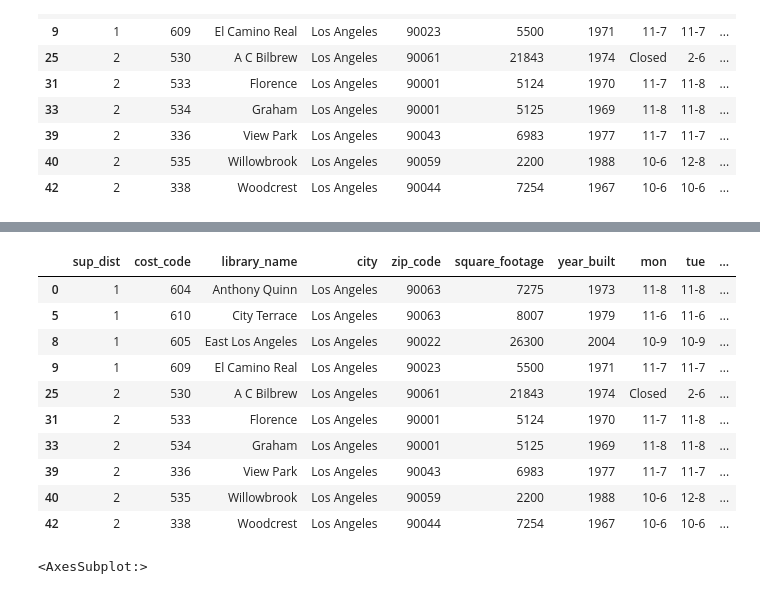
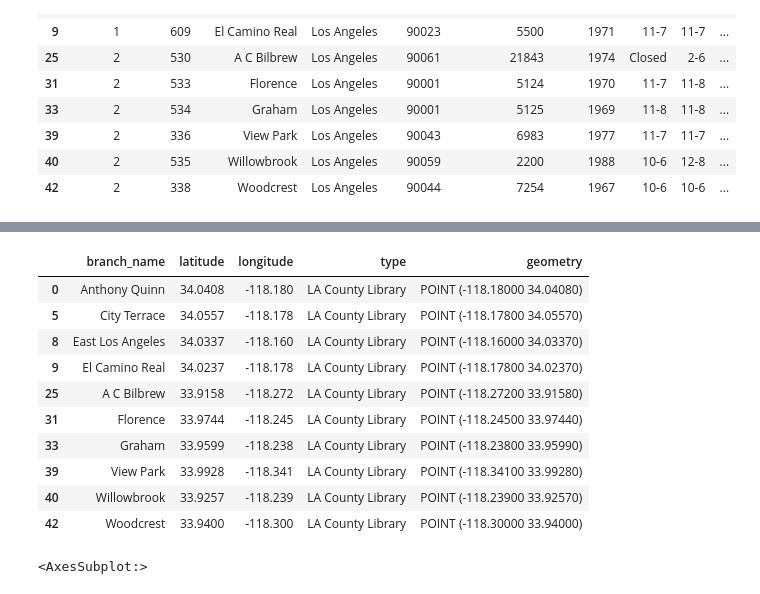
Before and after one commit to paotirado/UP229-Data-Science, a Jupyter notebook: LA Public Libraries.ipynb, the cells around one changed output, grey strips where cells are left out. Cells and saved outputs as stored; diff of their text form; code cells hidden in the pictures.

```diff
--- a/LA Public Libraries.ipynb
+++ b/LA Public Libraries.ipynb
@@ -207,3 +203,13 @@ countylib
 | 39 | 2 | 336 | View Park | Los Angeles | 90043 | 6983 | 1977 | 11-7 | 11-7 | ... |
 | 40 | 2 | 535 | Willowbrook | Los Angeles | 90059 | 2200 | 1988 | 10-6 | 12-8 | ... |
 | 42 | 2 | 338 | Woodcrest | Los Angeles | 90044 | 7254 | 1967 | 10-6 | 10-6 | ... |
+# %%
+# My dataframe includes information I won't need, so I will drop any columns that won't be used by dropping unnecessary coulumns and add a column to label it "County Library" so we know where the data comes from
+countylib2 = countylib[['library_name','latitude','longitude']]
+
+#rename library_name to branch_name
+countylib2.rename(columns={"library_name": "branch_name"}, inplace=True)
+
+#add a column to specify type
+countylib2['type'] = 'LA County Library'
+countylib2
@@ -210,23 +237,23 @@ countylib
 # %%
 #now I can convert to to a geodataframe
 import geopandas as gpd
 
 countyGdf = gpd.GeoDataFrame(
-    countylib, geometry=gpd.points_from_xy(countylib.longitude, countylib.latitude,
+    countylib2, geometry=gpd.points_from_xy(countylib2.longitude, countylib2.latitude,
                                           crs='EPSG:4326'))
 countyGdf
 # %% [output]
-|  | sup_dist | cost_code | library_name | city | zip_code | square_footage | year_built | mon | tue | ... |
-| 0 | 1 | 604 | Anthony Quinn | Los Angeles | 90063 | 7275 | 1973 | 11-8 | 11-8 | ... |
-| 5 | 1 | 610 | City Terrace | Los Angeles | 90063 | 8007 | 1979 | 11-6 | 11-6 | ... |
-| 8 | 1 | 605 | East Los Angeles | Los Angeles | 90022 | 26300 | 2004 | 10-9 | 10-9 | ... |
-| 9 | 1 | 609 | El Camino Real | Los Angeles | 90023 | 5500 | 1971 | 11-7 | 11-7 | ... |
-| 25 | 2 | 530 | A C Bilbrew | Los Angeles | 90061 | 21843 | 1974 | Closed | 2-6 | ... |
-| 31 | 2 | 533 | Florence | Los Angeles | 90001 | 5124 | 1970 | 11-7 | 11-8 | ... |
-| 33 | 2 | 534 | Graham | Los Angeles | 90001 | 5125 | 1969 | 11-8 | 11-8 | ... |
-| 39 | 2 | 336 | View Park | Los Angeles | 90043 | 6983 | 1977 | 11-7 | 11-7 | ... |
-| 40 | 2 | 535 | Willowbrook | Los Angeles | 90059 | 2200 | 1988 | 10-6 | 12-8 | ... |
-| 42 | 2 | 338 | Woodcrest | Los Angeles | 90044 | 7254 | 1967 | 10-6 | 10-6 | ... |
+|  | branch_name | latitude | longitude | type | geometry |
+| 0 | Anthony Quinn | 34.0408 | -118.180 | LA County Library | POINT (-118.18000 34.04080) |
+| 5 | City Terrace | 34.0557 | -118.178 | LA County Library | POINT (-118.17800 34.05570) |
+| 8 | East Los Angeles | 34.0337 | -118.160 | LA County Library | POINT (-118.16000 34.03370) |
+| 9 | El Camino Real | 34.0237 | -118.178 | LA County Library | POINT (-118.17800 34.02370) |
+| 25 | A C Bilbrew | 33.9158 | -118.272 | LA County Library | POINT (-118.27200 33.91580) |
+| 31 | Florence | 33.9744 | -118.245 | LA County Library | POINT (-118.24500 33.97440) |
+| 33 | Graham | 33.9599 | -118.238 | LA County Library | POINT (-118.23800 33.95990) |
+| 39 | View Park | 33.9928 | -118.341 | LA County Library | POINT (-118.34100 33.99280) |
+| 40 | Willowbrook | 33.9257 | -118.239 | LA County Library | POINT (-118.23900 33.92570) |
+| 42 | Woodcrest | 33.9400 | -118.300 | LA County Library | POINT (-118.30000 33.94000) |
 # %%
 countyGdf.plot()
 # %% [output]
```
Also changed, not shown: parts of 18 cells of this notebook, 1 other file.
